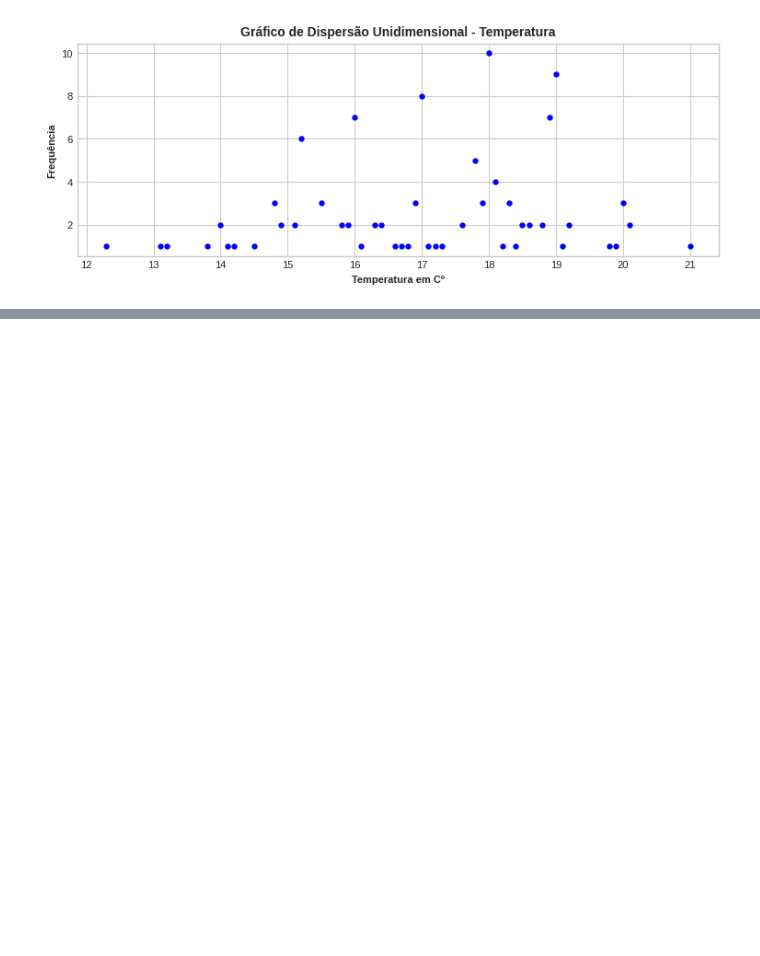
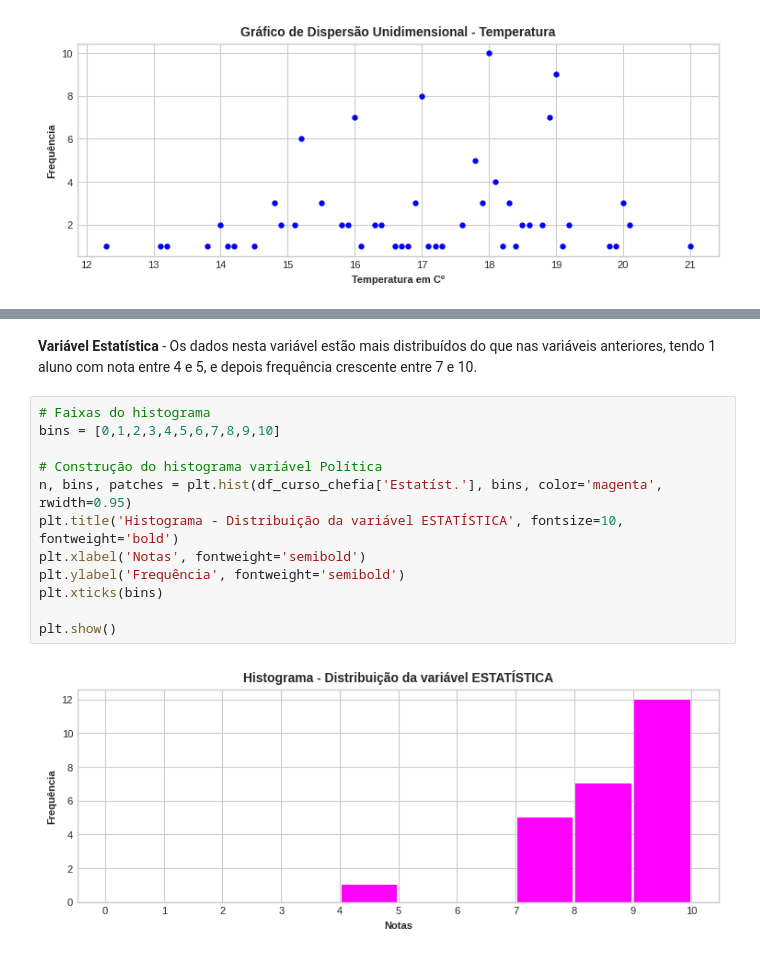
Before and after one commit to damian-nestea/estatistica-basica-bussabemorettin, a Jupyter notebook: notebooks/Cap02_Resumo_Dados.ipynb, the cells around one changed output, grey strips where cells are left out. Cells and saved outputs as stored; diff of their text form; blank space fills up the shorter version.

```diff
--- a/notebooks/Cap02_Resumo_Dados.ipynb
+++ b/notebooks/Cap02_Resumo_Dados.ipynb
@@ -953,0 +1017,16 @@ plt.show()
+# %% [markdown]
+**Variável Estatística** - Os dados nesta variável estão mais distribuídos do que nas variáveis anteriores, tendo 1 aluno com nota entre 4 e 5, e depois frequência crescente entre 7 e 10.
+# %%
+# Faixas do histograma
+bins = [0,1,2,3,4,5,6,7,8,9,10]
+
+# Construção do histograma variável Política
+n, bins, patches = plt.hist(df_curso_chefia['Estatíst.'], bins, color='magenta', rwidth=0.95)
+plt.title('Histograma - Distribuição da variável ESTATÍSTICA', fontsize=10, fontweight='bold')
+plt.xlabel('Notas', fontweight='semibold')
+plt.ylabel('Frequência', fontweight='semibold')
+plt.xticks(bins)
+
+plt.show()
+# %% [output]
+[figure, added]
```
Also changed, not shown: parts of 21 cells of this notebook.
